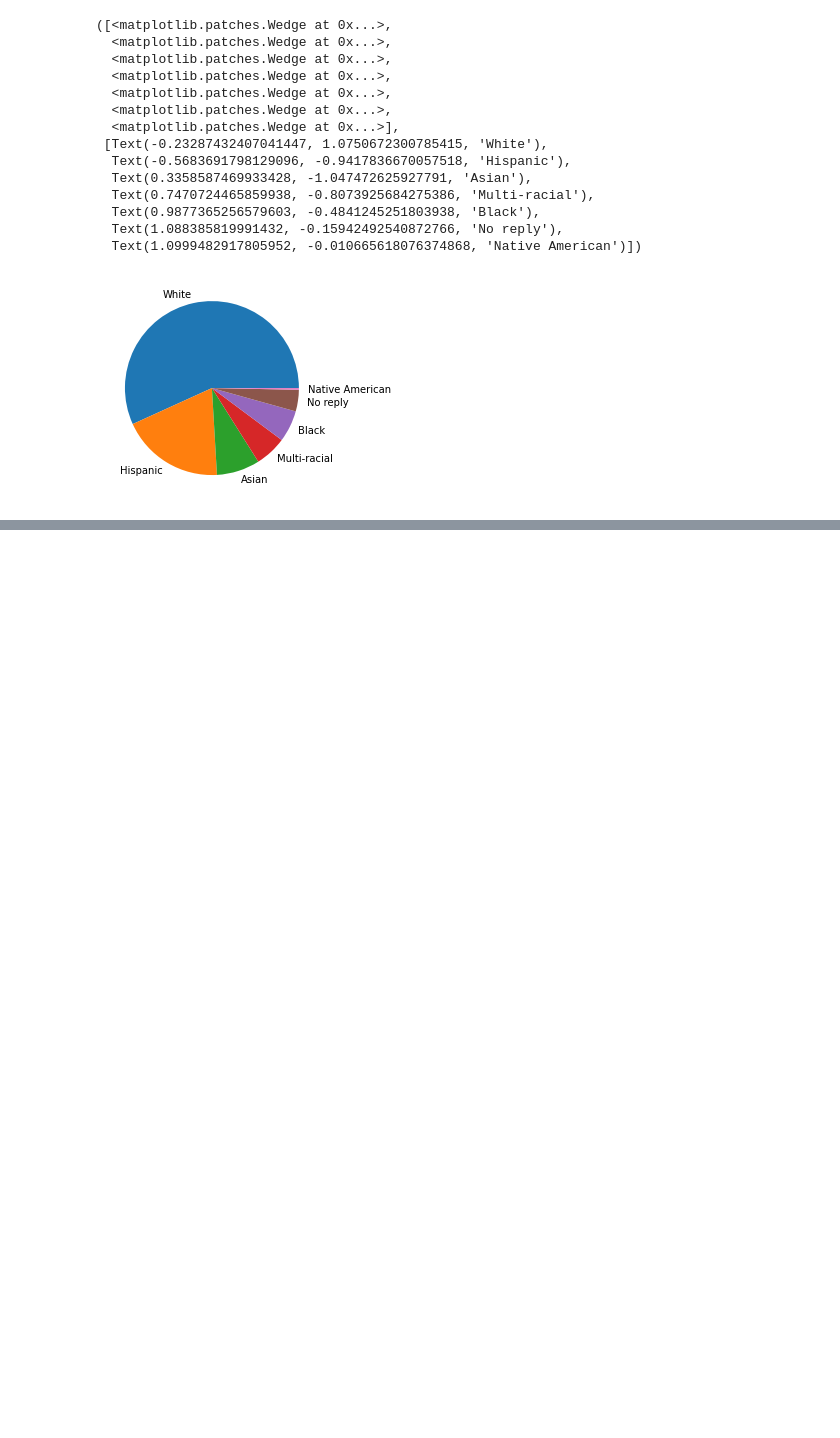
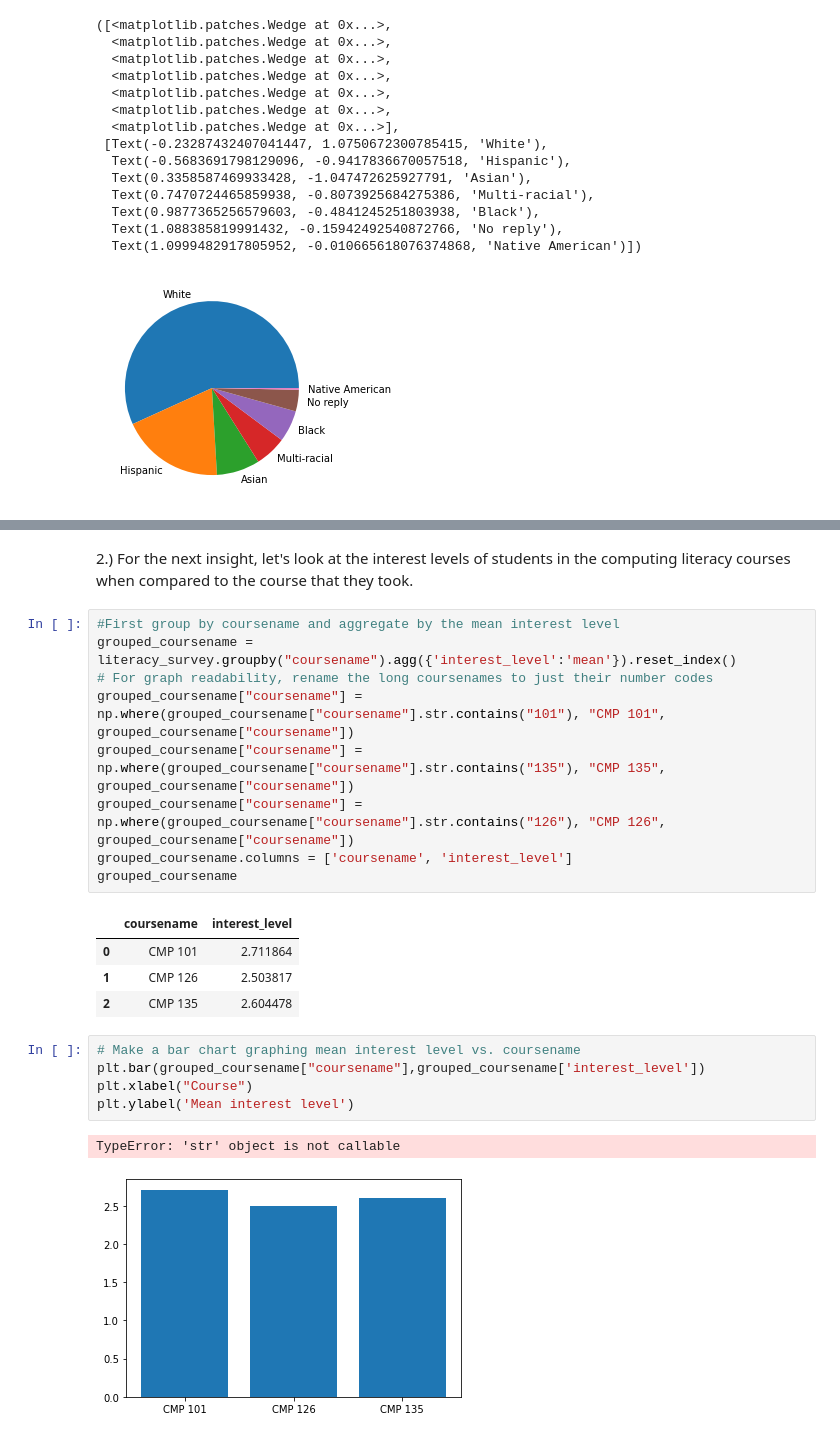
Before and after one commit to jackr276/Project-2---Data-Anaylsis-with-Python, a Jupyter notebook: Project 2 Data Analysis.ipynb, the cells around one changed output, grey strips where cells are left out. Cells and saved outputs as stored; diff of their text form; blank space fills up the shorter version.

```diff
--- a/Project 2 Data Analysis.ipynb
+++ b/Project 2 Data Analysis.ipynb
@@ -60,0 +63,24 @@ plt.pie(literacy_survey["race"].value_counts(), labels = ['White', 'Hispanic', '
+# %% [markdown]
+2.) For the next insight, let's look at the interest levels of students in the computing literacy courses when compared to the course that they took.
+# %%
+#First group by coursename and aggregate by the mean interest level
+grouped_coursename = literacy_survey.groupby("coursename").agg({'interest_level':'mean'}).reset_index()
+# For graph readability, rename the long coursenames to just their number codes
+grouped_coursename["coursename"] = np.where(grouped_coursename["coursename"].str.contains("101"), "CMP 101", grouped_coursename["coursename"])
+grouped_coursename["coursename"] = np.where(grouped_coursename["coursename"].str.contains("135"), "CMP 135", grouped_coursename["coursename"])
+grouped_coursename["coursename"] = np.where(grouped_coursename["coursename"].str.contains("126"), "CMP 126", grouped_coursename["coursename"])
+grouped_coursename.columns = ['coursename', 'interest_level']
+grouped_coursename
+# %% [output]
+|  | coursename | interest_level |
+| 0 | CMP 101 | 2.711864 |
+| 1 | CMP 126 | 2.503817 |
+| 2 | CMP 135 | 2.604478 |
+# %%
+# Make a bar chart graphing mean interest level vs. coursename
+plt.bar(grouped_coursename["coursename"],grouped_coursename['interest_level'])
+plt.xlabel("Course")
+plt.ylabel('Mean interest level')
+# %% [output]
+TypeError: 'str' object is not callable
+[figure, added]
```
Also changed, not shown: parts of 13 cells of this notebook, 1 other file.
